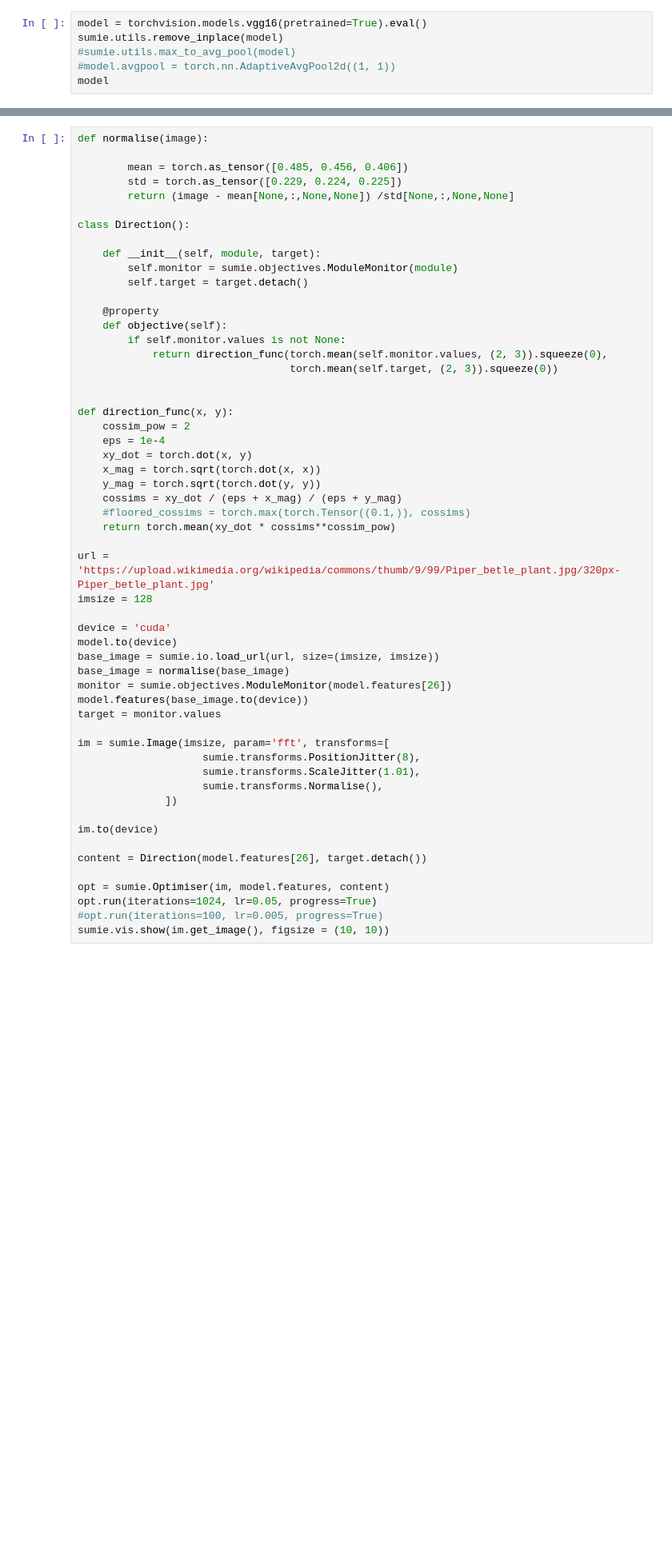
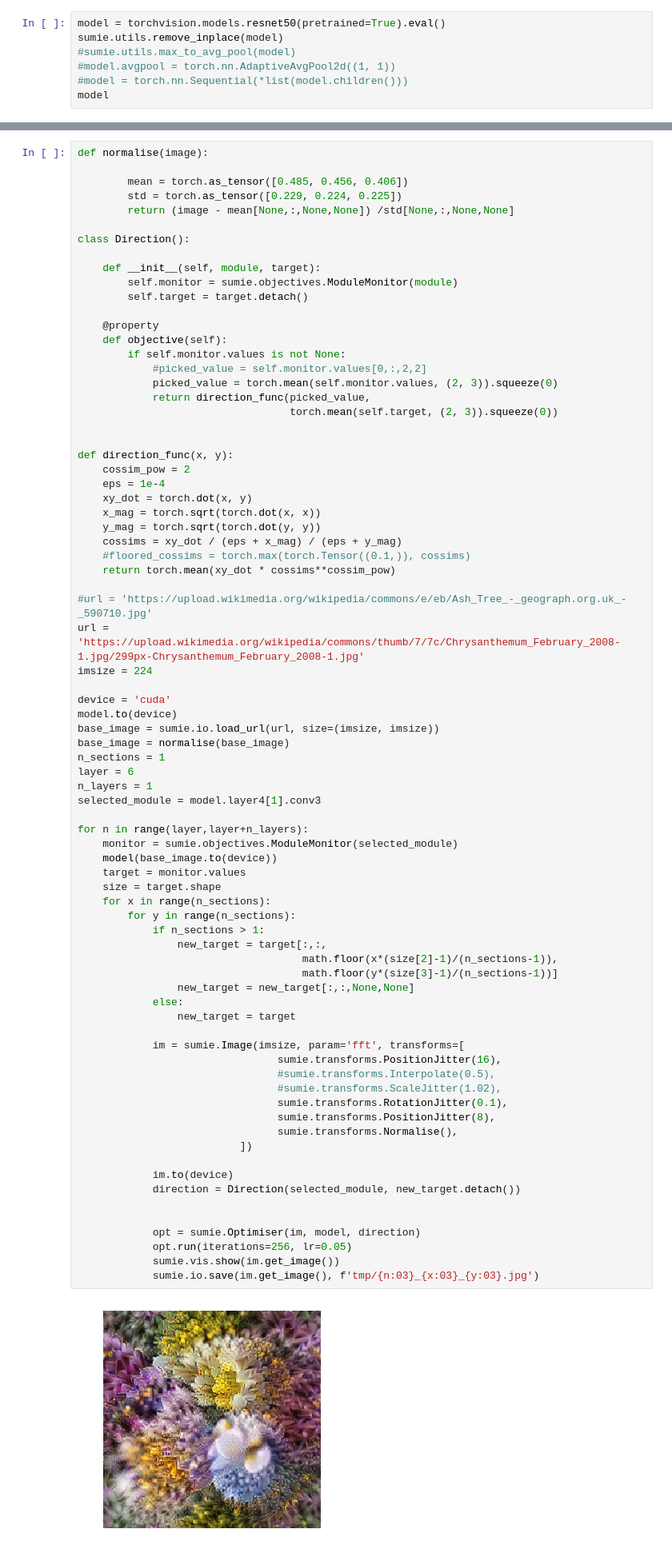
Before and after one commit to justinpinkney/sumie, a Jupyter notebook: docs/direction.ipynb, the cells around one changed output, grey strips where cells are left out. Shown: that part at 80% size. Cells and saved outputs as stored; diff of their text form; blank space fills up the shorter version.

```diff
--- a/docs/direction.ipynb
+++ b/docs/direction.ipynb
@@ -10,9 +11,10 @@ import skimage
 %load_ext autoreload
 %autoreload 2
 # %%
-model = torchvision.models.vgg16(pretrained=True).eval()
+model = torchvision.models.resnet50(pretrained=True).eval()
 sumie.utils.remove_inplace(model)
 #sumie.utils.max_to_avg_pool(model)
 #model.avgpool = torch.nn.AdaptiveAvgPool2d((1, 1))
+#model = torch.nn.Sequential(*list(model.children()))
 model
 # %% [output]
@@ -44,50 +47,74 @@ class Direction():
 
     def __init__(self, module, target):
         self.monitor = sumie.objectives.ModuleMonitor(module)
         self.target = target.detach()
 
     @property
     def objective(self):
         if self.monitor.values is not None:
-            return direction_func(torch.mean(self.monitor.values, (2, 3)).squeeze(0),
+            #picked_value = self.monitor.values[0,:,2,2]
+            picked_value = torch.mean(self.monitor.values, (2, 3)).squeeze(0)
+            return direction_func(picked_value,
                                   torch.mean(self.target, (2, 3)).squeeze(0))
 
 
 def direction_func(x, y):
     cossim_pow = 2
     eps = 1e-4
     xy_dot = torch.dot(x, y)
     x_mag = torch.sqrt(torch.dot(x, x))
     y_mag = torch.sqrt(torch.dot(y, y))
     cossims = xy_dot / (eps + x_mag) / (eps + y_mag)
     #floored_cossims = torch.max(torch.Tensor((0.1,)), cossims)
     return torch.mean(xy_dot * cossims**cossim_pow)
 
-url = 'https://upload.wikimedia.org/wikipedia/commons/thumb/9/99/Piper_betle_plant.jpg/320px-Piper_betle_plant.jpg'
-imsize = 128
+#url = 'https://upload.wikimedia.org/wikipedia/commons/e/eb/Ash_Tree_-_geograph.org.uk_-_590710.jpg'
+url = 'https://upload.wikimedia.org/wikipedia/commons/thumb/7/7c/Chrysanthemum_February_2008-1.jpg/299px-Chrysanthemum_February_2008-1.jpg'
+imsize = 224
 
 device = 'cuda'
 model.to(device)
 base_image = sumie.io.load_url(url, size=(imsize, imsize))
 base_image = normalise(base_image)
-monitor = sumie.objectives.ModuleMonitor(model.features[26])
-model.features(base_image.to(device))
-target = monitor.values
+n_sections = 1
+layer = 6
+n_layers = 1
+selected_module = model.layer4[1].conv3
 
-im = sumie.Image(imsize, param='fft', transforms=[
-                    sumie.transforms.PositionJitter(8),
-                    sumie.transforms.ScaleJitter(1.01),
-                    sumie.transforms.Normalise(),
-              ])
+for n in range(layer,layer+n_layers):
+    monitor = sumie.objectives.ModuleMonitor(selected_module)
+    model(base_image.to(device))
+    target = monitor.values
+    size = target.shape
+    for x in range(n_sections):
+        for y in range(n_sections):
+            if n_sections > 1:
+                new_target = target[:,:,
+                                    math.floor(x*(size[2]-1)/(n_sections-1)),
+                                    math.floor(y*(size[3]-1)/(n_sections-1))]
+                new_target = new_target[:,:,None,None]
+            else:
+                new_target = target
 
-im.to(device)
+            im = sumie.Image(imsize, param='fft', transforms=[
+                                sumie.transforms.PositionJitter(16),
+                                #sumie.transforms.Interpolate(0.5),
+                                #sumie.transforms.ScaleJitter(1.02),
+                                sumie.transforms.RotationJitter(0.1),
+                                sumie.transforms.PositionJitter(8),
+                                sumie.transforms.Normalise(),
+                          ])
 
-content = Direction(model.features[26], target.detach())
+            im.to(device)
+            direction = Direction(selected_module, new_target.detach())
 
-opt = sumie.Optimiser(im, model.features, content)
-opt.run(iterations=1024, lr=0.05, progress=True)
-#opt.run(iterations=100, lr=0.005, progress=True)
-sumie.vis.show(im.get_image(), figsize = (10, 10))
+
+            opt = sumie.Optimiser(im, model, direction)
+            opt.run(iterations=256, lr=0.05)
+            sumie.vis.show(im.get_image())
+            sumie.io.save(im.get_image(), f'tmp/{n:03}_{x:03}_{y:03}.jpg')
+# %% [output]
+[figure, added]
 # %%
 sumie.vis.show(im.get_image())
 plt.plot([x.item() for x in opt.history])
```
Also changed, not shown: parts of 5 cells of this notebook, 12 other files.
